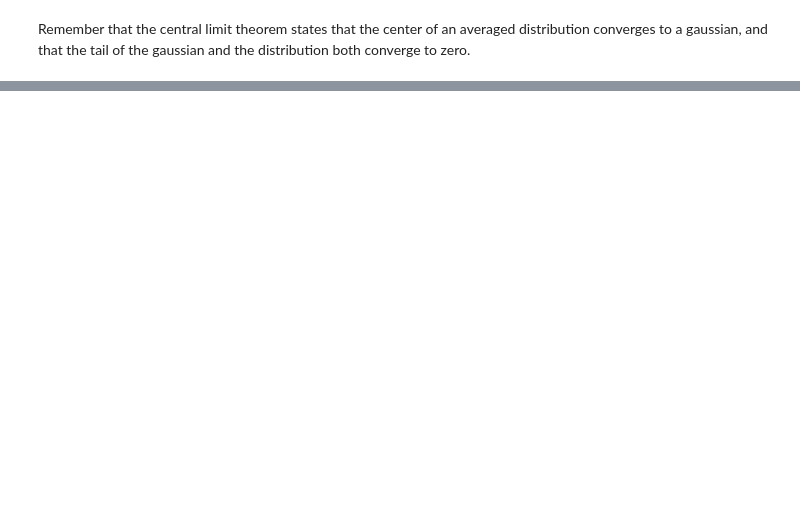
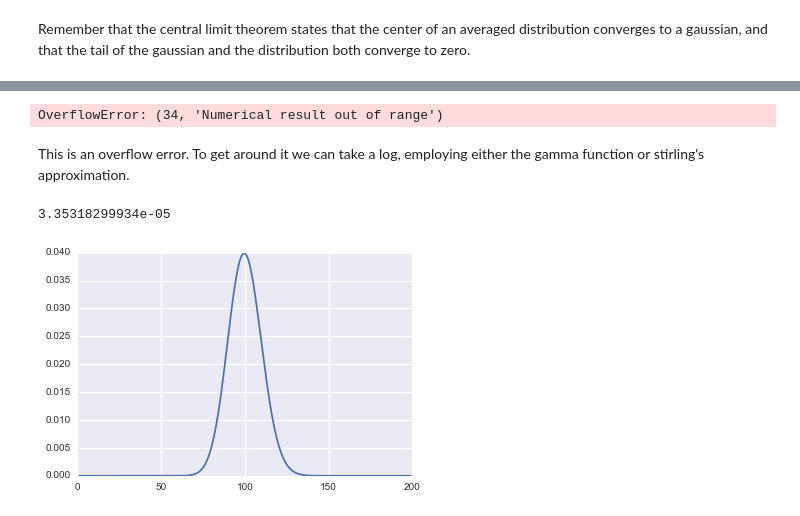
Before and after one commit to jgarst/AdvancedLab, a Jupyter notebook: IPython_Introduction/solutions.ipynb, the cells around one changed output, grey strips where cells are left out. Drawn from its saved outputs; the diff is of its cells as text; code cells hidden in the pictures; blank space fills up the shorter version.

Commit message:
Some polishing. Added large number in Poissonian problem.

```diff
--- a/IPython_Introduction/solutions.ipynb
+++ b/IPython_Introduction/solutions.ipynb
@@ -74,0 +90,22 @@ Remember that the central limit theorem states that the center of an averaged di
+# %%
+u = 100.1
+x = range(1, 200)
+my_poisson = [(u ** k) * (e ** -u) / factorial(k) for k in x]
+plt.plot(x, my_poisson)
+# %% [output]
+OverflowError: (34, 'Numerical result out of range')
+# %% [markdown]
+This is an overflow error. To get around it we can take a log, employing either the gamma function or stirling's approximation.
+# %%
+from numpy import log, pi
+from scipy.stats import poisson
+u = 100.1
+x = range(1, 200)
+log_poisson = [k * log(u) - u
+               - 0.5 * log(2 * pi * k) - k * (log(k) - 1) for k in x]
+large_poisson = [e ** p for p in log_poisson]
+plt.plot(x, large_poisson)
+print(max(large_poisson - poisson.pmf(x, 100.1)))
+# %% [output]
+3.35318299934e-05
+[figure, added]
```
Also changed, not shown: parts of 5 cells of this notebook, 1 other file.
